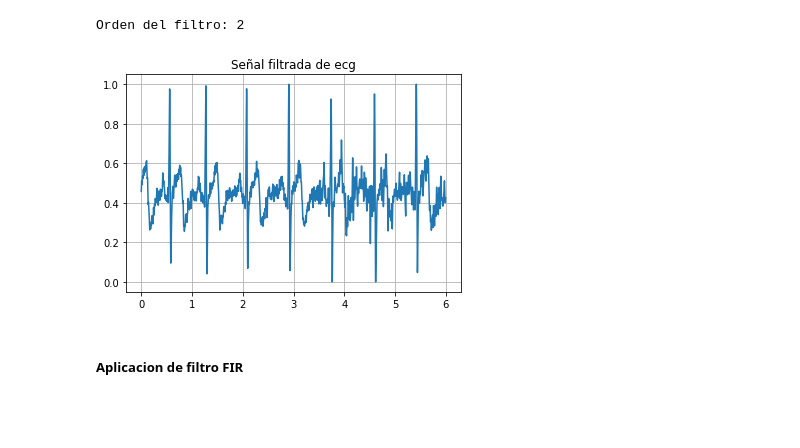
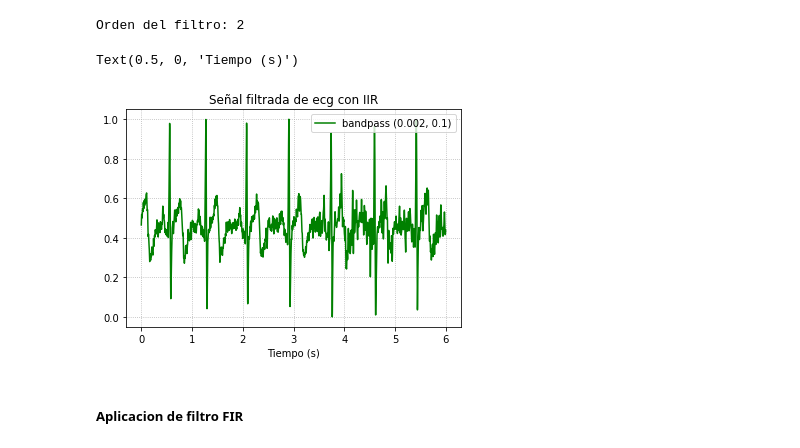
Before and after one commit to fruizg/Introduccion_de_senales, a Jupyter notebook: ISB/Laboratorios/Lab6_Filtrado/FiltroECG.ipynb, the cells around one changed output. Saved outputs shown, nothing was run; the diff lists cells and outputs as text; code cells hidden in the pictures; blank space fills up the shorter version.

```diff
--- a/ISB/Laboratorios/Lab6_Filtrado/FiltroECG.ipynb
+++ b/ISB/Laboratorios/Lab6_Filtrado/FiltroECG.ipynb
@@ -82,7 +62,7 @@ plt.show()
 # %% [markdown]
 ##### Filtro IIR
 # %%
-Wp = 0.5/ (Fs/2)
+Wp = 1/ (Fs/2)
 Ws = 50/(Fs/2)
 
 N_ord, Wc= signal.buttord(Wp, Ws, gpass=3, gstop=40, analog=True) #gpass=loss in passband edge frecuencies, gstop= attenuation in stopband edge frecuencies
@@ -93,13 +73,16 @@ Orden del filtro: 2
 # %%
 b, a = signal.butter(2,[Wp,Ws],'bandpass')
 ecg_filtered= signal.filtfilt(b, a, y1)
 ecg_filtered = ecg_filtered  - np.min(ecg_filtered)
 ecg_filtered = ecg_filtered / np.max(ecg_filtered)
 plt.title('Señal filtrada de ecg con IIR')
-plt.plot(t1,ecg_filtered, label=f"bandpass {Wp, Ws}")
-plt.grid()
+plt.plot(t1,ecg_filtered, color ="green", label=f"bandpass {Wp, Ws}")
+plt.legend(loc="upper right")
+plt.grid(linestyle=":")
+plt.xlabel("Tiempo (s)")
 # %% [output]
+Text(0.5, 0, 'Tiempo (s)')
-[figure, old version]
+[figure, new version]
 # %% [markdown]
 ##### Aplicacion de filtro FIR
 # %%
```
Also changed, not shown: parts of 11 cells of this notebook.
